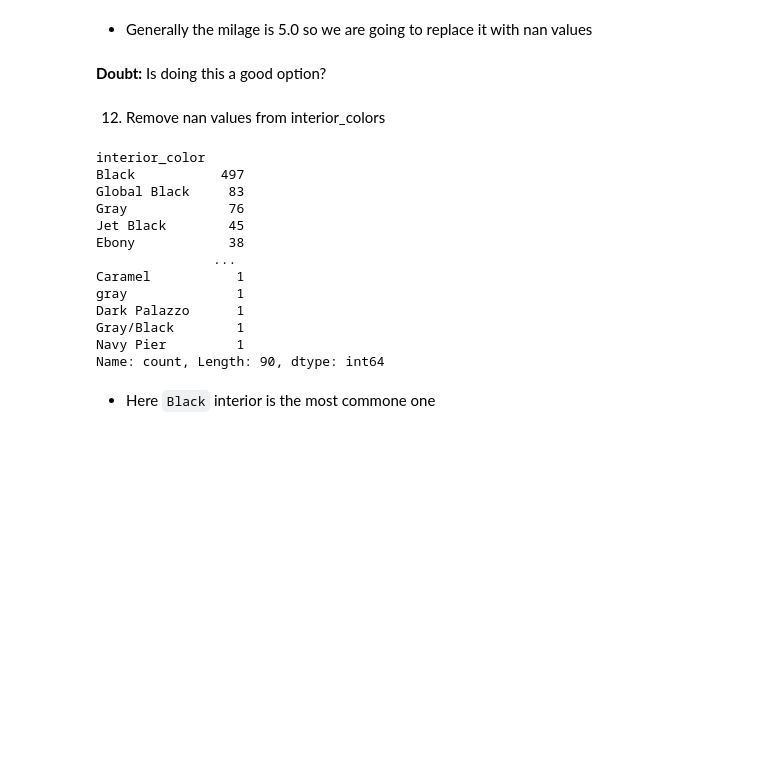
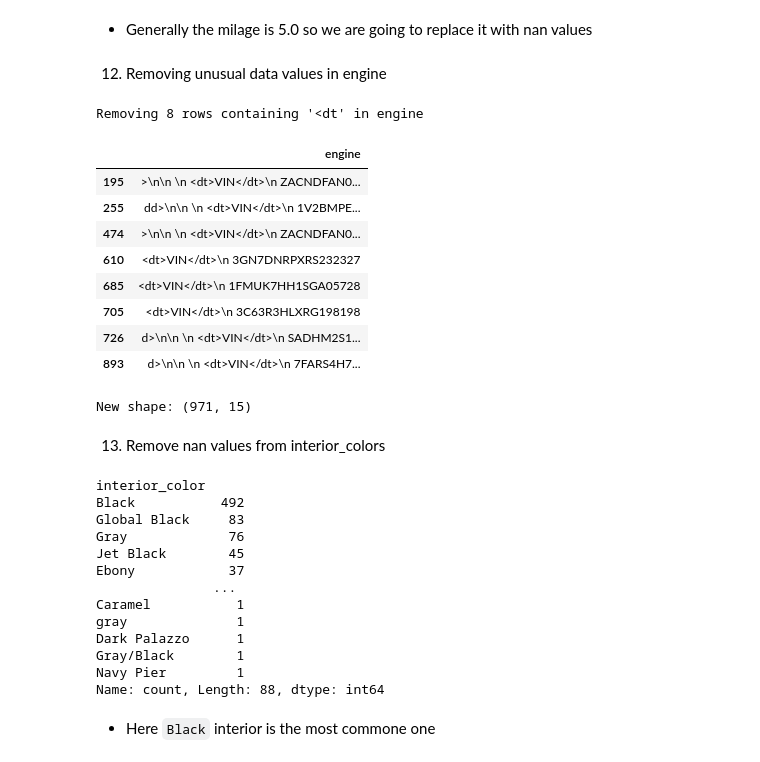
Before and after one commit to Thunderer9506/Vehicle-Prediction-Website, a Jupyter notebook: Vehicle Prediction.ipynb, the cells around one changed output. Saved outputs shown, nothing was run; the diff lists cells and outputs as text; code cells hidden in the pictures; blank space fills up the shorter version.

```diff
--- a/Vehicle Prediction.ipynb
+++ b/Vehicle Prediction.ipynb
@@ -484,26 +486,47 @@ Name: count, Length: 91, dtype: int64
 - Generally the milage is 5.0 so we are going to replace it with nan values
 # %%
 cleanedData.fillna({'mileage': 5.0},inplace=True)
-# %% [markdown]
-**Doubt:** Is doing this a good option?
+# %% [markdown]
+12. Removing unusual data values in engine
+# %%
+# Drop rows where 'engine' contains the '<dt' tag (case-insensitive)
+mask = cleanedData['engine'].astype(str).str.contains(r'<dt', case=False, na=False)
+print(f"Removing {mask.sum()} rows containing '<dt' in engine")
+# Optional inspect
+display(cleanedData.loc[mask, ['engine']].head(10))
+# Drop and reset index
+cleanedData = cleanedData.loc[~mask].reset_index(drop=True)
+print("New shape:", cleanedData.shape)
+# %% [output]
+Removing 8 rows containing '<dt' in engine
+|  | engine |
+| 195 | >\n\n \n <dt>VIN</dt>\n ZACNDFAN0... |
+| 255 | dd>\n\n \n <dt>VIN</dt>\n 1V2BMPE... |
+| 474 | >\n\n \n <dt>VIN</dt>\n ZACNDFAN0... |
+| 610 | <dt>VIN</dt>\n 3GN7DNRPXRS232327 |
+| 685 | <dt>VIN</dt>\n 1FMUK7HH1SGA05728 |
+| 705 | <dt>VIN</dt>\n 3C63R3HLXRG198198 |
+| 726 | d>\n\n \n <dt>VIN</dt>\n SADHM2S1... |
+| 893 | d>\n\n \n <dt>VIN</dt>\n 7FARS4H7... |
+New shape: (971, 15)
 # %% [markdown]
-12. Remove nan values from interior_colors
+13. Remove nan values from interior_colors
 # %%
 cleanedData['interior_color'].value_counts()
 # %% [output]
 interior_color
-Black           497
+Black           492
 Global Black     83
 Gray             76
 Jet Black        45
-Ebony            38
+Ebony            37
                ...
 Caramel           1
 gray              1
 Dark Palazzo      1
 Gray/Black        1
 Navy Pier         1
-Name: count, Length: 90, dtype: int64
+Name: count, Length: 88, dtype: int64
 # %% [markdown]
 - Here `Black` interior is the most commone one
 # %%
```
Also changed, not shown: parts of 27 cells of this notebook.
